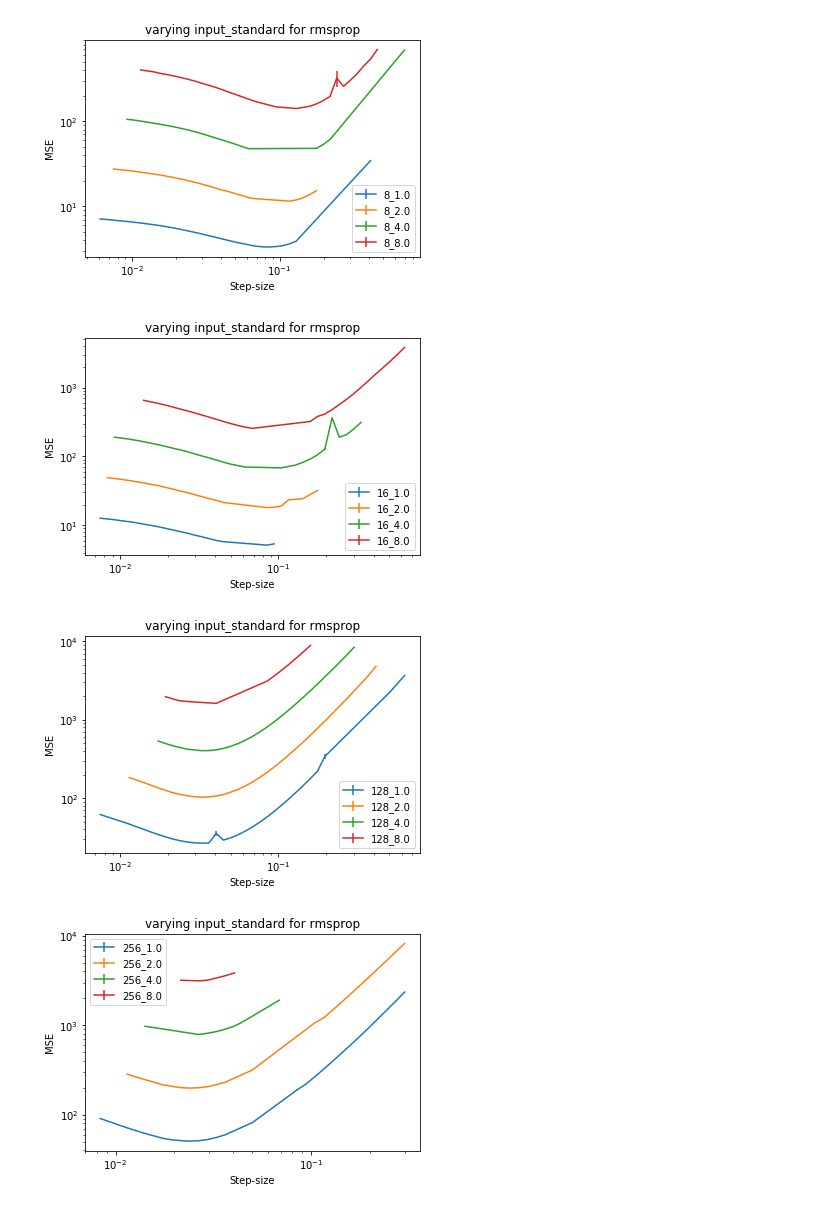
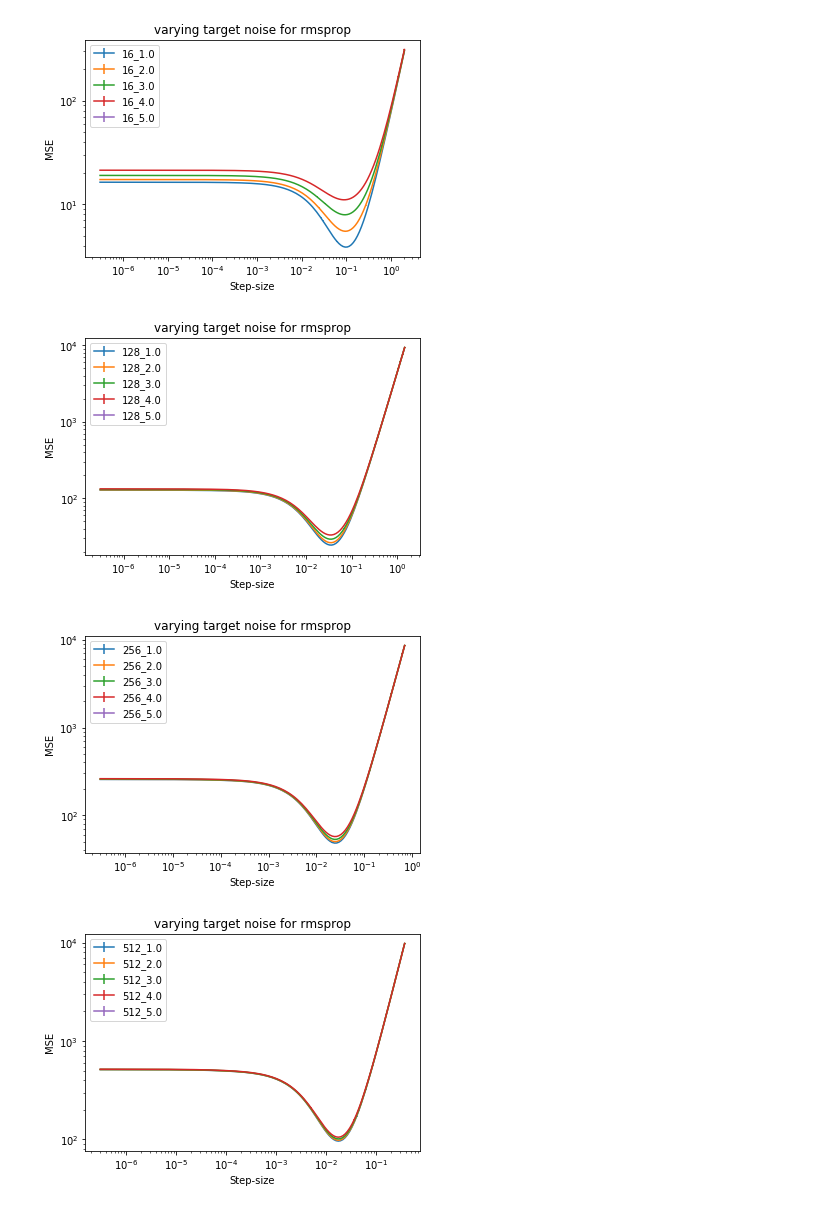
Before and after one commit to khurramjaved96/robust_adaptive_linear_learners, a Jupyter notebook: notebooks/RMSProp.ipynb, the cells around one changed output. Saved outputs shown, nothing was run; the diff lists cells and outputs as text; code cells hidden in the pictures.

```diff
--- a/notebooks/RMSProp.ipynb
+++ b/notebooks/RMSProp.ipynb
@@ -134,39 +218,45 @@ for dist in features:
 # %%
-db_name = "yuxin_experiments_5_0_1"
-# varying input_standard for rmsprop
+db_name = "yuxin_experiment_5_0"
+# varying target std for rmsprop
 
-features = ["8", "16", "128", "256", "512"]
+features = ["16", "128", "256", "512"]
 input_mean = ["0.0"]
-input_stds = ["1.0", "2.0", "4.0", "8.0"]
+input_stds = ["1"]
 target_means = ["0.0"]
-target_stds = ["1"]
+target_stds = ["1.0"]
+noises = ["1.0",
+        "2.0",
+        "3.0",
+        "4.0",
+        "5.0"]
 
 
 for dist in features:
     for input_m in input_mean:
         for input_std in input_stds:
             for target_m in target_means:
                 for target_std in target_stds:
-                    query = """select step_size, AVG(mean_sum_of_errors), std(mean_sum_of_errors)/sqrt(count(mean_sum_of_errors))
-            from error_table JOIN runs r on error_table.run = r.run
-            where features=%s and input_mean = %s and input_std=%s and target_mean=%s and target_std= %s and beta=0.999 and epsilon=1.0e-8 and mean_sum_of_errors is not null
-            group by algorithm, features, step_size, target_noise, input_mean, input_std, target_mean, target_std
-            order by features, step_size;"""%(dist, input_m, input_std, target_m, target_std)
-                    plot(query, plt, dist + "_" + input_std)
+                    for n in noises:
+                        query = """select step_size, AVG(mean_sum_of_errors), std(mean_sum_of_errors)/sqrt(count(mean_sum_of_errors))
+                from error_table JOIN runs r on error_table.run = r.run
+                where features=%s and input_mean = %s and input_std=%s and target_mean=%s and target_std= %s and target_noise=%s and beta=0.999 and epsilon=1.0e-8 and mean_sum_of_errors is not null
+                group by algorithm, features, step_size, target_noise, input_mean, input_std, target_mean, target_std
+                order by features, step_size;"""%(dist, input_m, input_std, target_m, target_std, n)
+                        plot(query, plt, dist + "_" + n)
 
     plt.xlabel('Step-size')
     plt.ylabel("MSE")
 
 
     plt.yscale("log")
     # plt.ylim(0.1, 3000)
     plt.xscale("log")
     plt.legend()
-    plt.title("varying input_standard for rmsprop")
+    plt.title("varying target noise for rmsprop")
     # plt.savefig("exp_1_role_of_features.pdf", format="pdf")
     plt.show()
 # %% [output]
-[figure, old version]
+[figure, new version]
-[figure, old version]
+[figure, new version]
-[figure, old version]
+[figure, new version]
-[figure, old version]
+[figure, new version]
```
Also changed, not shown: parts of 7 cells of this notebook, 1 other file.
